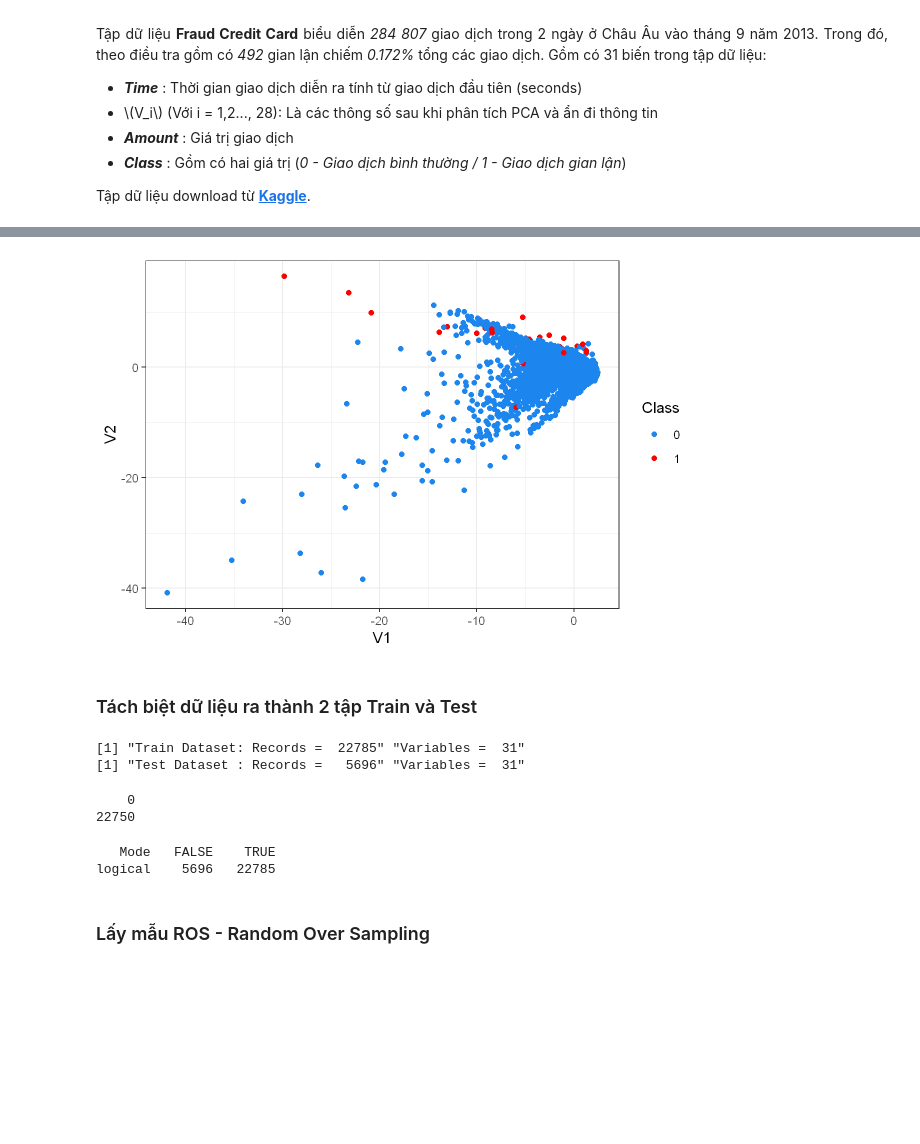
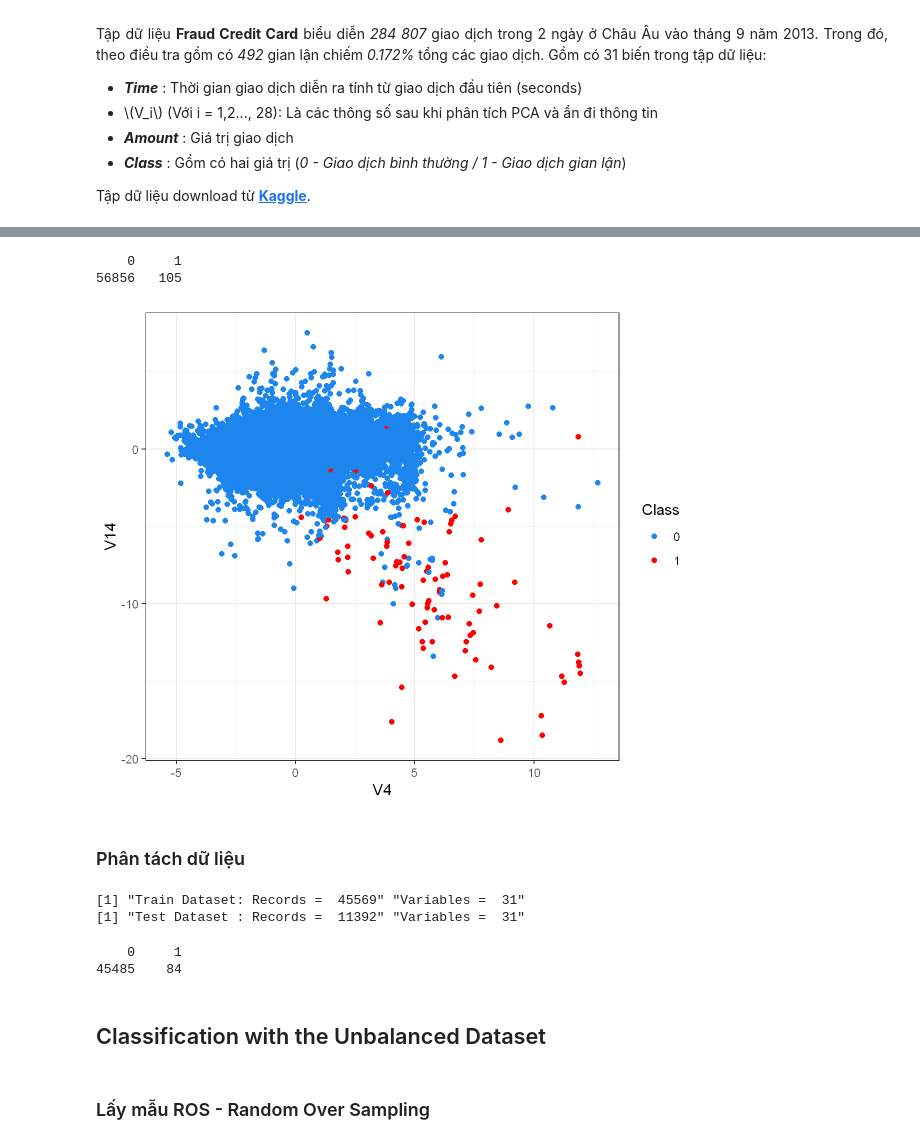
Before and after one commit to tquangsdh20/data-mining-g9, a Jupyter notebook: src/Credit_Card_Detection.ipynb, the cells around one changed output, grey strips where cells are left out. Saved outputs shown, nothing was run; the diff lists cells and outputs as text; code cells hidden in the pictures; blank space fills up the shorter version.

```diff
--- a/src/Credit_Card_Detection.ipynb
+++ b/src/Credit_Card_Detection.ipynb
@@ -57,15 +59,18 @@ predictions = factor(predictions,levels=c(0,1))
 # %%
-require(dplyr)
+# require(dplyr)
 set.seed(1)
-credit_dat = credit_card %>% sample_frac(0.1)
-ggplot(credit_dat, aes(x=V1,y=V2,col=Class)) +
+credit_dat = credit_card %>% sample_frac(0.2)
+ggplot(credit_dat, aes(x=V4,y=V14,col=Class)) +
     geom_point() +
     theme_bw() +
     scale_color_manual(values=c('dodgerblue2','red'))
+summary(credit_dat$Class)
 # %% [output]
+    0     1
+56856   105
-[figure, old version]
+[figure, new version]
 # %% [markdown]
-### Tách biệt dữ liệu ra thành 2 tập Train và Test
+### Phân tách dữ liệu
 # %%
 require(caTools)
 set.seed(1)
@@ -75,20 +80,17 @@ test_dat = subset(credit_dat,dat_smpl == F)
 train_dim = dim(train_dat)
 test_dim = dim(test_dat)
 print(paste(c("Train Dataset: Records = ","Variables = "),train_dim))
-print(paste(c("Test Dataset : Records =  ","Variables = "),test_dim))
+print(paste(c("Test Dataset : Records = ","Variables = "),test_dim))
 # %% [output]
-[1] "Train Dataset: Records =  22785" "Variables =  31"
-[1] "Test Dataset : Records =   5696" "Variables =  31"
+[1] "Train Dataset: Records =  45569" "Variables =  31"
+[1] "Test Dataset : Records =  11392" "Variables =  31"
 # %%
-tmp = table(train_dat$Class)
-n_total = tmp[1]
-n_total
-summary(dat_smpl)
+table(train_dat$Class)
 # %% [output]
-    0
-22750
+    0     1
+45485    84
-   Mode   FALSE    TRUE
-logical    5696   22785
+# %% [markdown]
+## Classification with the Unbalanced Dataset
 # %% [markdown]
 ### Lấy mẫu ROS - Random Over Sampling
 # %%
```
Also changed, not shown: parts of 31 cells of this notebook.
